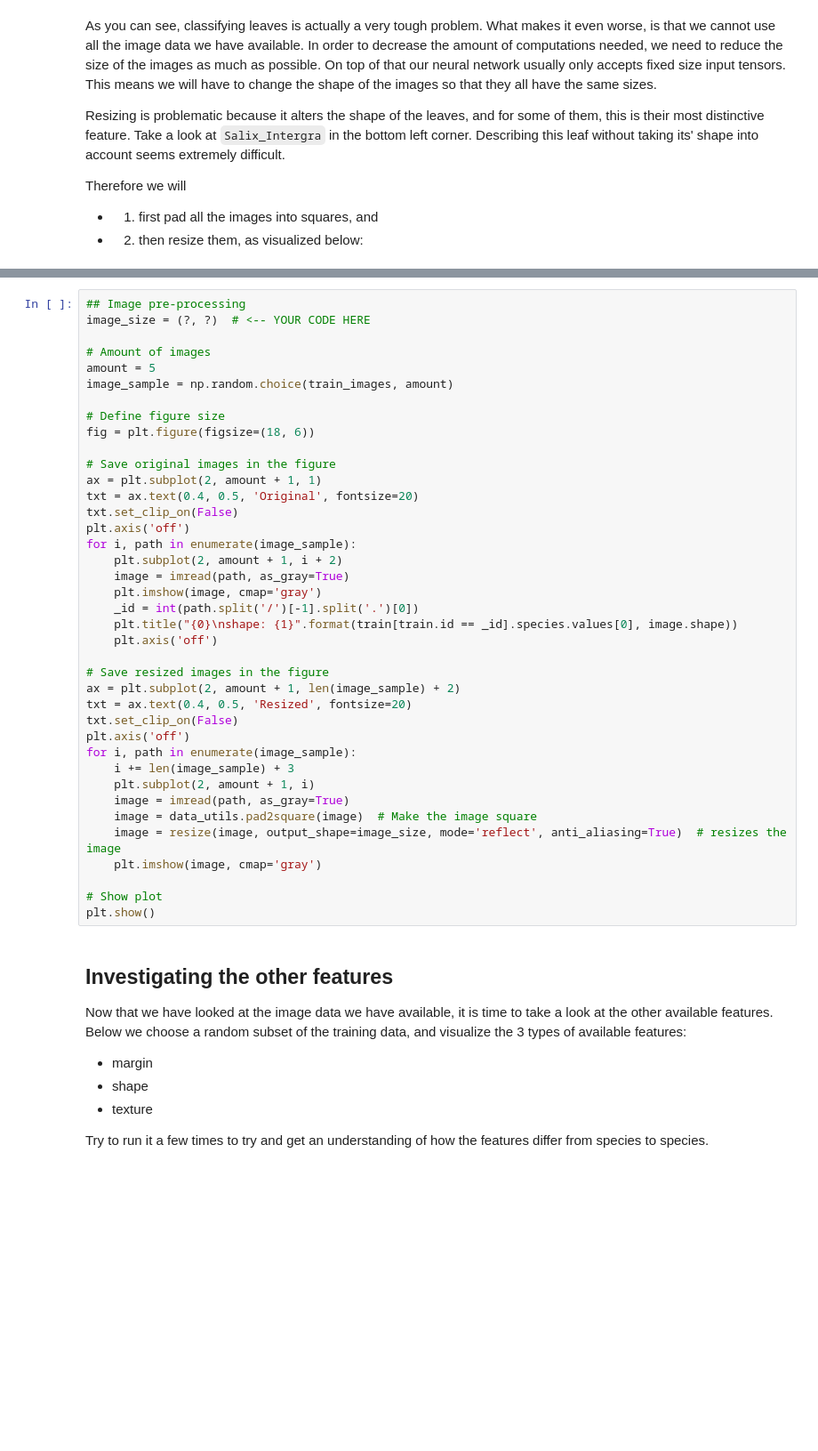
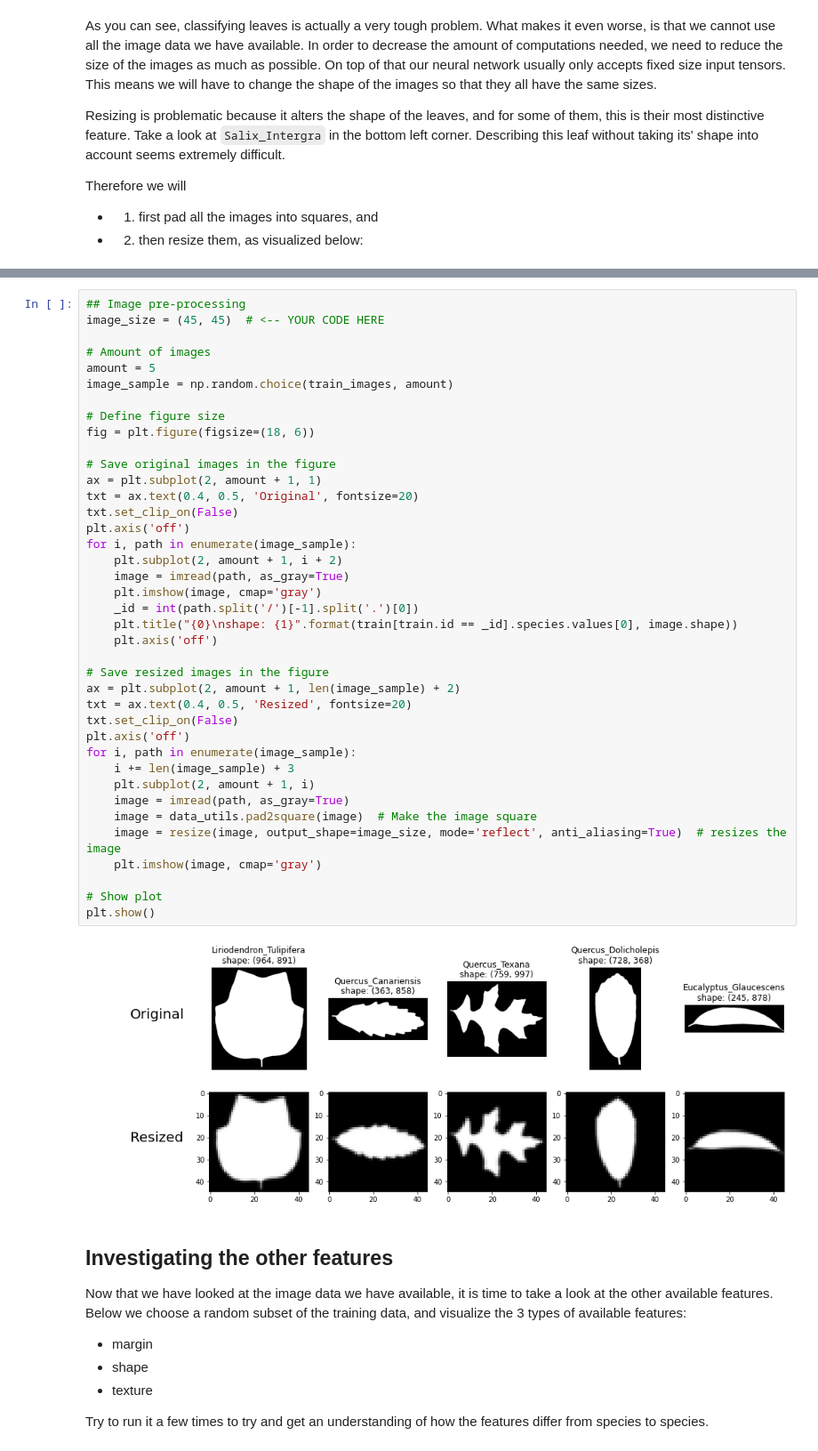
Before and after one commit to alaym3/02456-deep-learning, a Jupyter notebook: 6_Mini_Project/6.1-EXE-Kaggle-Leaf-Challenge.ipynb, the cells around one changed output, grey strips where cells are left out. Shown at 89% size. Saved outputs shown, nothing was run; the diff lists cells and outputs as text; blank space fills up the shorter version.

```diff
--- a/6_Mini_Project/6.1-EXE-Kaggle-Leaf-Challenge.ipynb
+++ b/6_Mini_Project/6.1-EXE-Kaggle-Leaf-Challenge.ipynb
@@ -221,6 +222,6 @@ Change the `image_size=(?, ?)` parameter below, and note your choice.
 # %%
 ## Image pre-processing
-image_size = (?, ?)  # <-- YOUR CODE HERE
+image_size = (45, 45)  # <-- YOUR CODE HERE
 
 # Amount of images
 amount = 5
@@ -230,33 +231,35 @@ image_sample = np.random.choice(train_images, amount)
 fig = plt.figure(figsize=(18, 6))
 
 # Save original images in the figure
 ax = plt.subplot(2, amount + 1, 1)
 txt = ax.text(0.4, 0.5, 'Original', fontsize=20)
 txt.set_clip_on(False)
 plt.axis('off')
 for i, path in enumerate(image_sample):
     plt.subplot(2, amount + 1, i + 2)
     image = imread(path, as_gray=True)
     plt.imshow(image, cmap='gray')
     _id = int(path.split('/')[-1].split('.')[0])
     plt.title("{0}\nshape: {1}".format(train[train.id == _id].species.values[0], image.shape))
     plt.axis('off')
 
 # Save resized images in the figure
 ax = plt.subplot(2, amount + 1, len(image_sample) + 2)
 txt = ax.text(0.4, 0.5, 'Resized', fontsize=20)
 txt.set_clip_on(False)
 plt.axis('off')
 for i, path in enumerate(image_sample):
     i += len(image_sample) + 3
     plt.subplot(2, amount + 1, i)
     image = imread(path, as_gray=True)
     image = data_utils.pad2square(image)  # Make the image square
     image = resize(image, output_shape=image_size, mode='reflect', anti_aliasing=True)  # resizes the image
     plt.imshow(image, cmap='gray')
 
 # Show plot
 plt.show()
+# %% [output]
+[figure, added]
 # %% [markdown]
 ## Investigating the other features
 
```
Also changed, not shown: parts of 4 cells of this notebook.
